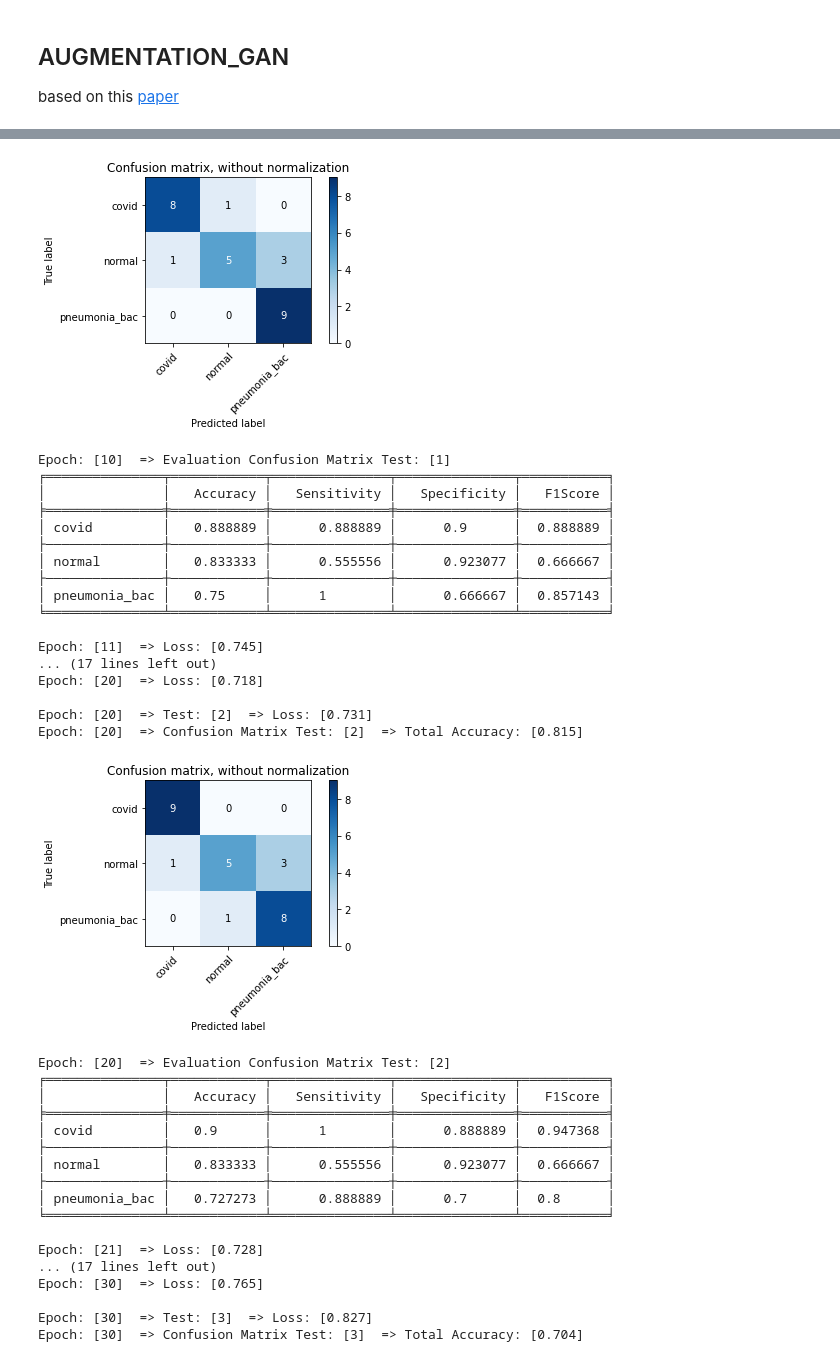
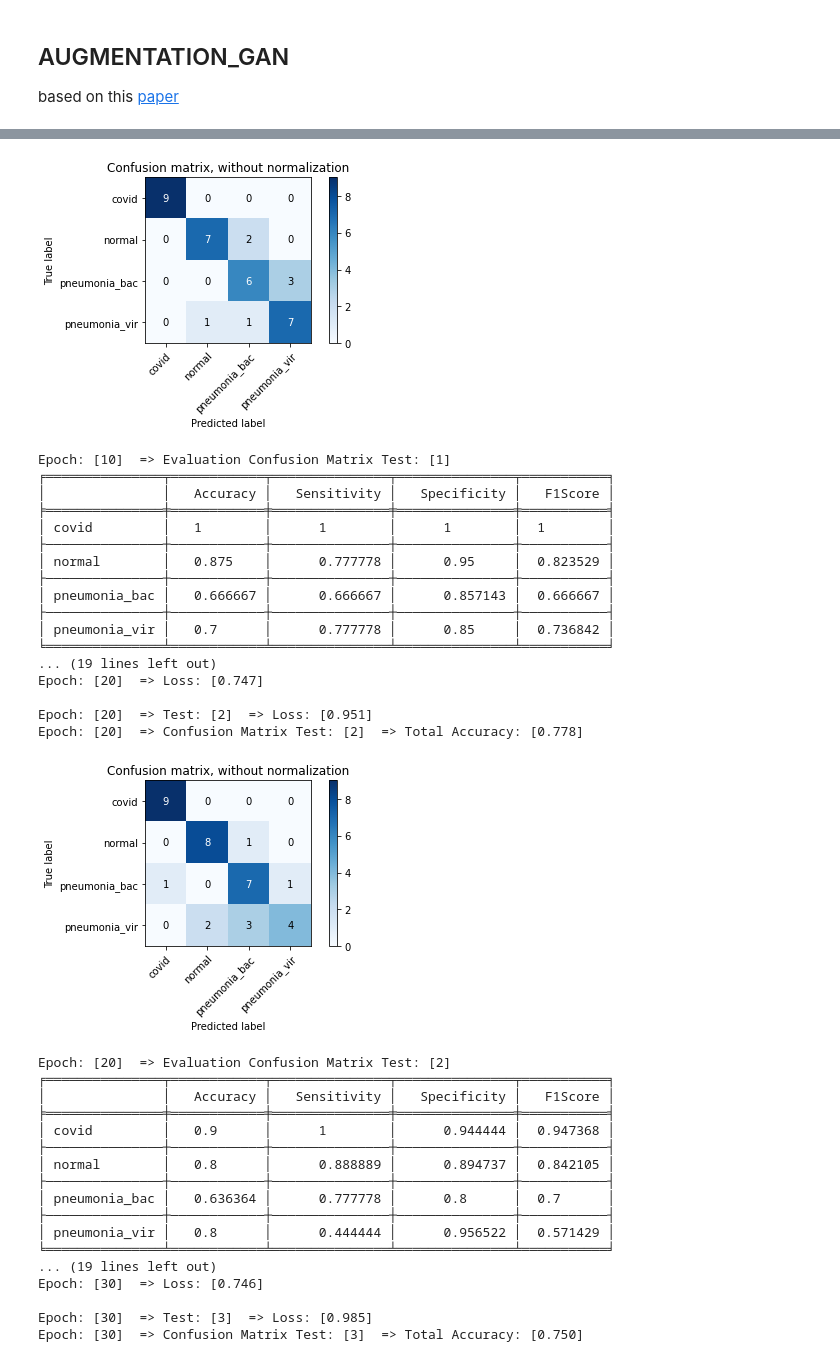
Before and after one commit to rossettisimone/AUGMENTATION_GAN, a Jupyter notebook: CNN.ipynb, the cells around one changed output, grey strips where cells are left out. Saved outputs shown, nothing was run; the diff lists cells and outputs as text; code cells hidden in the pictures.

Commit message:
4 classes

```diff
--- a/CNN.ipynb
+++ b/CNN.ipynb
@@ -160,0 +213,7 @@ covid pneumonia_bac covid pneumonia_bac covid covid pneumonia_bac pneumonia_bac
+# %%
+dataiter = iter(testloader)
+images, labels = dataiter.next()
+
+# print images
+imshow(torchvision.utils.make_grid(images))
+print('GroundTruth: ', ' '.join('%5s' % classes[labels[j]] for j in range(batch_size_test)))
@@ -199,15 +265,16 @@ class CNN(nn.Module):
             nn.Linear(int(self.hidden_size * 4 * img_dim/8 * img_dim/8), img_dim*4),
             nn.ReLU(),
             nn.Dropout(p=0.5),
-            nn.Linear(img_dim*4, 3),
+            nn.Linear(img_dim*4, class_number),
             nn.Softmax(dim=1)
         )
         return self.conv1, self.conv2, self.conv3, self.dense
 
-    def __init__(self, hidden_size, channels_size):
+    def __init__(self, hidden_size, channels_size, class_number):
         super().__init__()
         self.hidden_size = hidden_size
-        self.channels_size= channels_size
+        self.channels_size = channels_size
+        self.class_number = class_number
         self._models = self._build_models()
         self.name = self._name()
 
@@ -219,9 +286,10 @@ class CNN(nn.Module):
         return x_3
 # %%
 hidden_size=32
-channels_size=3
+channels_size=1
+class_number=4
 
-net=CNN(hidden_size, channels_size)
+net=CNN(hidden_size, channels_size, class_number)
 # %%
 import torch.optim as optim
 
@@ -332,6 +401,6 @@ for epoch in range(epochs):  # loop over the dataset multiple times
             print(tabulate(table, headers=['Accuracy','Sensitivity', 'Specificity', 'F1Score'], tablefmt='fancy_grid'))
 
 print('Finished Training')
-PATH = './stl10_net.pth'
+PATH = './CNN_CLASSIC_'+str(channels_size)+'c_D'+str(len(listdataset))+'_{}.pth'.format(dt.datetime.now())
 torch.save(net.state_dict(), PATH)
 # %% [output]
@@ -355,36 +424,36 @@ Epoch: [10]  => Confusion Matrix Test: [1]  => Total Accuracy: [0.815]
-[figure, old version]
+[figure, new version]
 Epoch: [10]  => Evaluation Confusion Matrix Test: [1]
 ╒═══════════════╤════════════╤═══════════════╤═══════════════╤═══════════╕
 │               │   Accuracy │   Sensitivity │   Specificity │   F1Score │
 ╞═══════════════╪════════════╪═══════════════╪═══════════════╪═══════════╡
-│ covid         │   0.888889 │      0.888889 │      0.9      │  0.888889 │
+│ covid         │   1        │      1        │      1        │  1        │
 ├───────────────┼────────────┼───────────────┼───────────────┼───────────┤
-│ normal        │   0.833333 │      0.555556 │      0.923077 │  0.666667 │
+│ normal        │   0.875    │      0.777778 │      0.95     │  0.823529 │
 ├───────────────┼────────────┼───────────────┼───────────────┼───────────┤
-│ pneumonia_bac │   0.75     │      1        │      0.666667 │  0.857143 │
+│ pneumonia_bac │   0.666667 │      0.666667 │      0.857143 │  0.666667 │
+├───────────────┼────────────┼───────────────┼───────────────┼───────────┤
+│ pneumonia_vir │   0.7      │      0.777778 │      0.85     │  0.736842 │
 ╘═══════════════╧════════════╧═══════════════╧═══════════════╧═══════════╛
+... (19 lines left out)
+Epoch: [20]  => Loss: [0.747]
 
-Epoch: [11]  => Loss: [0.745]
-... (17 lines left out)
-Epoch: [20]  => Loss: [0.718]
-
-Epoch: [20]  => Test: [2]  => Loss: [0.731]
-Epoch: [20]  => Confusion Matrix Test: [2]  => Total Accuracy: [0.815]
+Epoch: [20]  => Test: [2]  => Loss: [0.951]
+Epoch: [20]  => Confusion Matrix Test: [2]  => Total Accuracy: [0.778]
-[figure, old version]
+[figure, new version]
 Epoch: [20]  => Evaluation Confusion Matrix Test: [2]
 ╒═══════════════╤════════════╤═══════════════╤═══════════════╤═══════════╕
 │               │   Accuracy │   Sensitivity │   Specificity │   F1Score │
 ╞═══════════════╪════════════╪═══════════════╪═══════════════╪═══════════╡
-│ covid         │   0.9      │      1        │      0.888889 │  0.947368 │
+│ covid         │   0.9      │      1        │      0.944444 │  0.947368 │
 ├───────────────┼────────────┼───────────────┼───────────────┼───────────┤
-│ normal        │   0.833333 │      0.555556 │      0.923077 │  0.666667 │
+│ normal        │   0.8      │      0.888889 │      0.894737 │  0.842105 │
 ├───────────────┼────────────┼───────────────┼───────────────┼───────────┤
-│ pneumonia_bac │   0.727273 │      0.888889 │      0.7      │  0.8      │
+│ pneumonia_bac │   0.636364 │      0.777778 │      0.8      │  0.7      │
+├───────────────┼────────────┼───────────────┼───────────────┼───────────┤
+│ pneumonia_vir │   0.8      │      0.444444 │      0.956522 │  0.571429 │
 ╘═══════════════╧════════════╧═══════════════╧═══════════════╧═══════════╛
+... (19 lines left out)
+Epoch: [30]  => Loss: [0.746]
 
-Epoch: [21]  => Loss: [0.728]
-... (17 lines left out)
-Epoch: [30]  => Loss: [0.765]
-
-Epoch: [30]  => Test: [3]  => Loss: [0.827]
-Epoch: [30]  => Confusion Matrix Test: [3]  => Total Accuracy: [0.704]
+Epoch: [30]  => Test: [3]  => Loss: [0.985]
+Epoch: [30]  => Confusion Matrix Test: [3]  => Total Accuracy: [0.750]
```
Also changed, not shown: parts of 28 cells of this notebook.
